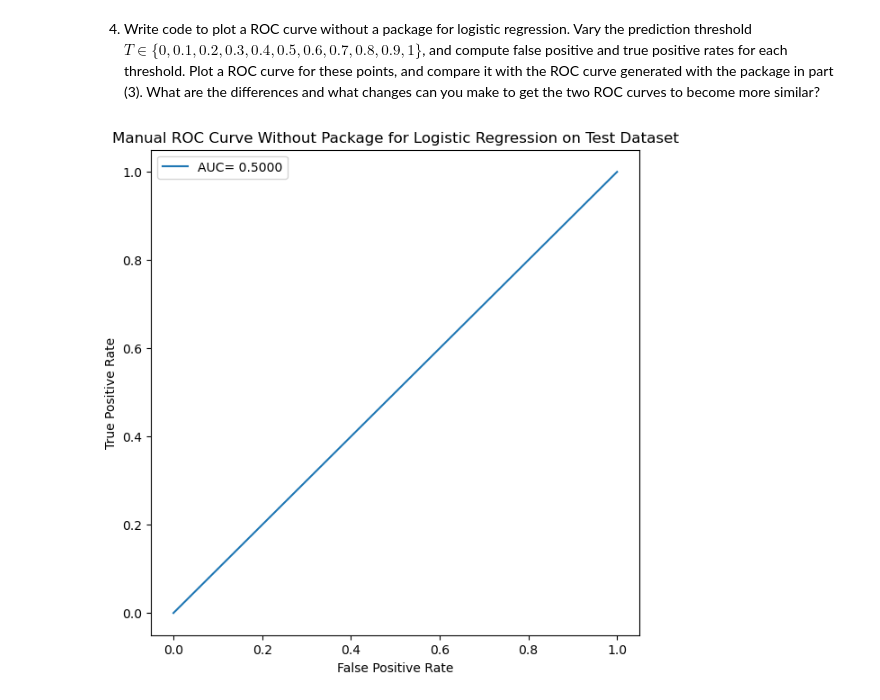
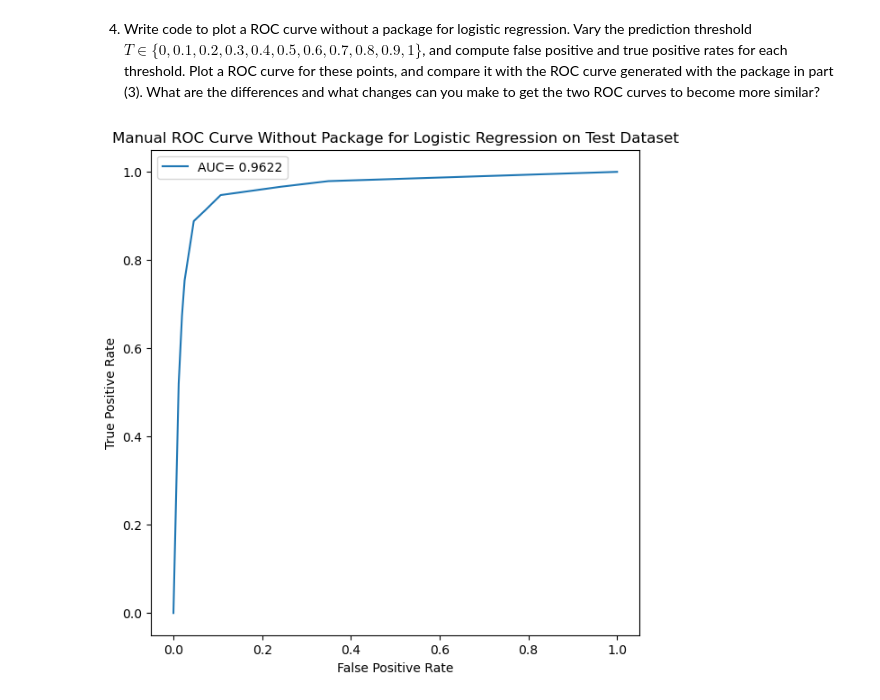
Before and after one commit to pponn/DS4400, a Jupyter notebook: HW3/problem3.ipynb, the cells around one changed output. Saved outputs shown, nothing was run; the diff lists cells and outputs as text; code cells hidden in the pictures.

```diff
--- a/HW3/problem3.ipynb
+++ b/HW3/problem3.ipynb
@@ -192,11 +192,10 @@ def roc_without_package(y_true, probs):
   tprs = []
 
   for T in thresholds:
-    y_pred = (probs >= T).astype(int)
-   # for p in probs:
-    #    if p >= T:
-      #    y_pred = 1
-     #   else: y_pred = 0
+    y_pred = []
+    for p in probs:
+      y_pred.append(int(p >= T))
+    y_pred = np.array(y_pred).flatten()
 
     TP = ((y_pred == 1) & (y_true == 1)).sum()
     FP = ((y_pred == 1) & (y_true == 0)).sum()
@@ -209,25 +208,25 @@ def roc_without_package(y_true, probs):
     fprs.append(fpr)
     tprs.append(tpr)
 
-  # sort beacuse auc requires fpr and tpr values to be increasing
+  # sort beacause auc requires fpr and tpr values to be increasing
   fprs, tprs = zip(*sorted(zip(fprs, tprs)))
   return fprs, tprs
 # %%
 # ROC curve for linear regression classifer:
 # gets false positive rate, true positive rate and thresholds
 
 probs = np.array(lg.predict_proba(X_test)[:, 1])
-y_true = np.array(y_test)
+y_true = np.array(y_test).flatten()
 
 manual_fpr, manual_tpr = roc_without_package(y_true, probs)
 
 # plot
 plt.figure(figsize=(7,7))
 plt.plot(manual_fpr, manual_tpr, label=f'AUC= {auc(manual_fpr, manual_tpr):.4f}')
 plt.xlabel('False Positive Rate')
 plt.ylabel('True Positive Rate')
 plt.title('Manual ROC Curve Without Package for Logistic Regression on Test Dataset')
 plt.legend()
 plt.show()
 # %% [output]
-[figure, old version]
+[figure, new version]
```
